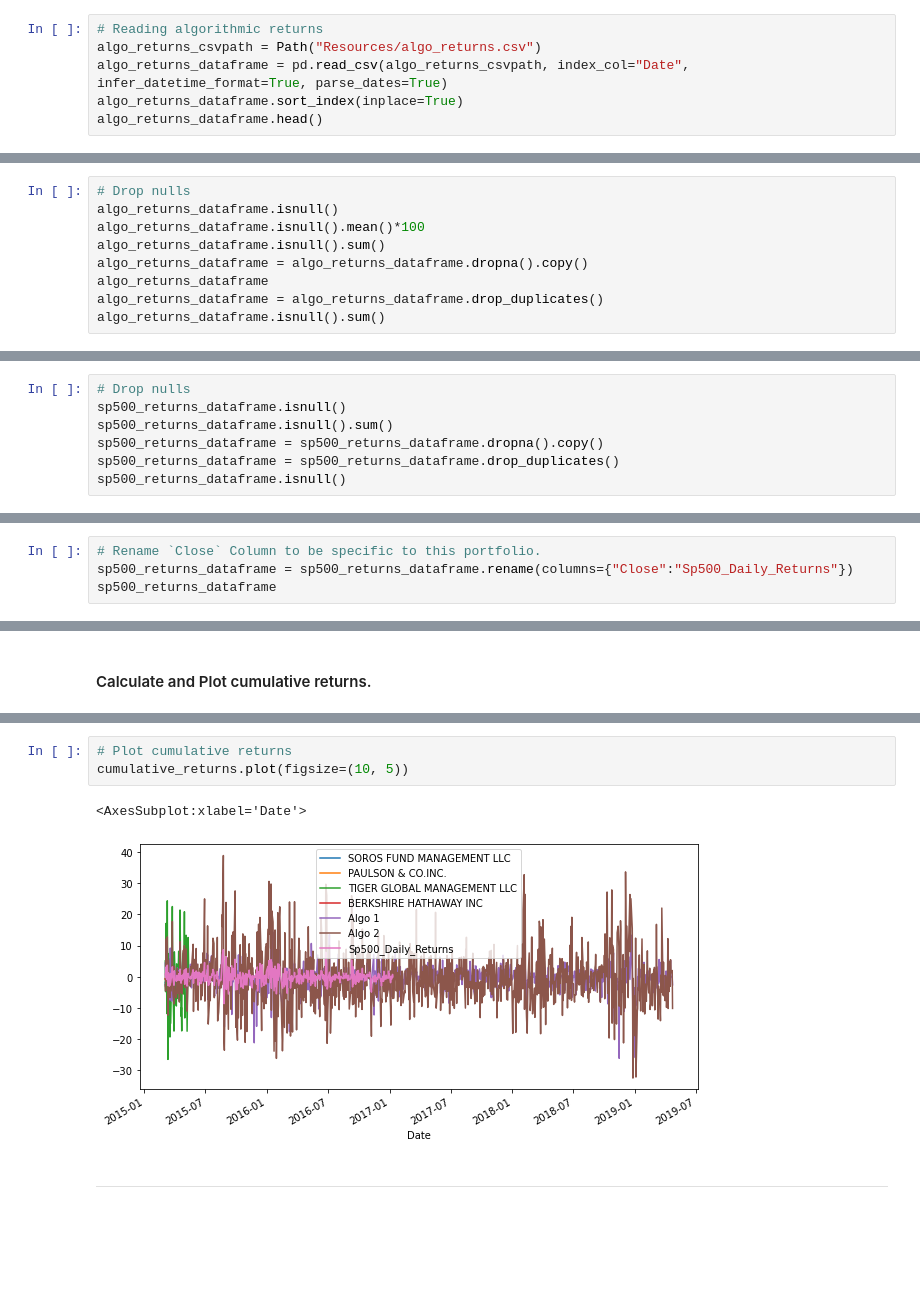
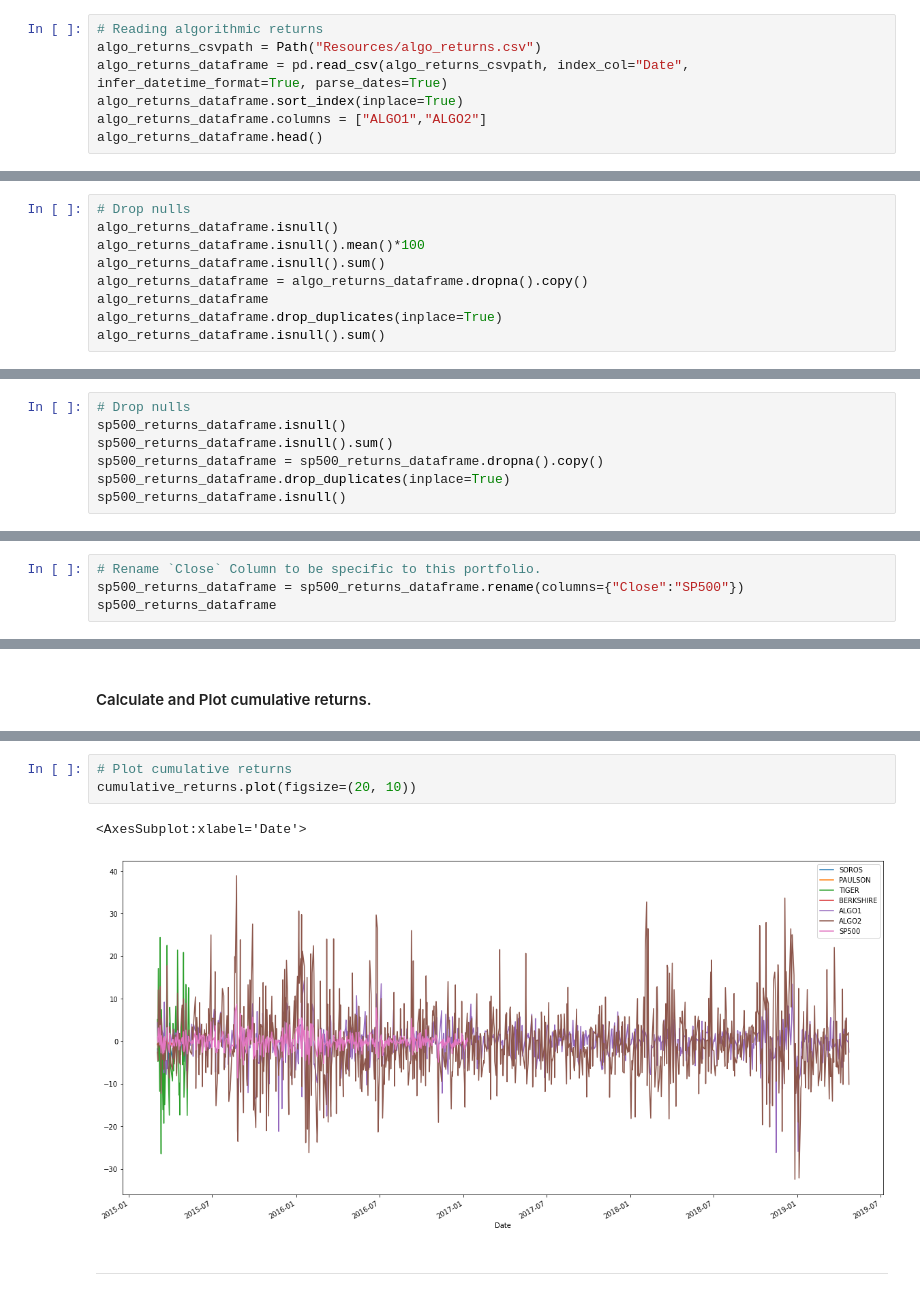
Before and after one commit to patricia-raj/whale-off-the-port-folio-, a Jupyter notebook: whale_analysis.ipynb, the cells around one changed output, grey strips where cells are left out. Cells and saved outputs as stored; diff of their text form; blank space fills up the shorter version.

```diff
--- a/whale_analysis.ipynb
+++ b/whale_analysis.ipynb
@@ -143,5 +143,6 @@ Read the algorithmic daily returns and clean the data
 algo_returns_csvpath = Path("Resources/algo_returns.csv")
 algo_returns_dataframe = pd.read_csv(algo_returns_csvpath, index_col="Date", infer_datetime_format=True, parse_dates=True)
 algo_returns_dataframe.sort_index(inplace=True)
+algo_returns_dataframe.columns = ["ALGO1","ALGO2"]
 algo_returns_dataframe.head()
 # %% [output]
@@ -184,6 +185,6 @@ algo_returns_dataframe.isnull().mean()*100
 algo_returns_dataframe.isnull().sum()
 algo_returns_dataframe = algo_returns_dataframe.dropna().copy()
 algo_returns_dataframe
-algo_returns_dataframe = algo_returns_dataframe.drop_duplicates()
+algo_returns_dataframe.drop_duplicates(inplace=True)
 algo_returns_dataframe.isnull().sum()
 # %% [output]
@@ -280,7 +281,7 @@ sp500_returns_dataframe
 sp500_returns_dataframe.isnull()
 sp500_returns_dataframe.isnull().sum()
 sp500_returns_dataframe = sp500_returns_dataframe.dropna().copy()
-sp500_returns_dataframe = sp500_returns_dataframe.drop_duplicates()
+sp500_returns_dataframe.drop_duplicates(inplace=True)
 sp500_returns_dataframe.isnull()
 # %% [output]
 |  | Close |
@@ -299,6 +300,6 @@ sp500_returns_dataframe.isnull()
 1648 rows × 1 columns
 # %%
 # Rename `Close` Column to be specific to this portfolio.
-sp500_returns_dataframe = sp500_returns_dataframe.rename(columns={"Close":"Sp500_Daily_Returns"})
+sp500_returns_dataframe = sp500_returns_dataframe.rename(columns={"Close":"SP500"})
 sp500_returns_dataframe
 # %% [output]
@@ -367,9 +368,9 @@ cumulative_returns.head()
 # %%
 # Plot cumulative returns
-cumulative_returns.plot(figsize=(10, 5))
+cumulative_returns.plot(figsize=(20, 10))
 # %% [output]
 <AxesSubplot:xlabel='Date'>
-[figure, old version]
+[figure, new version]
 # %% [markdown]
 ---
 # %% [markdown]
```
Also changed, not shown: parts of 32 cells of this notebook.
